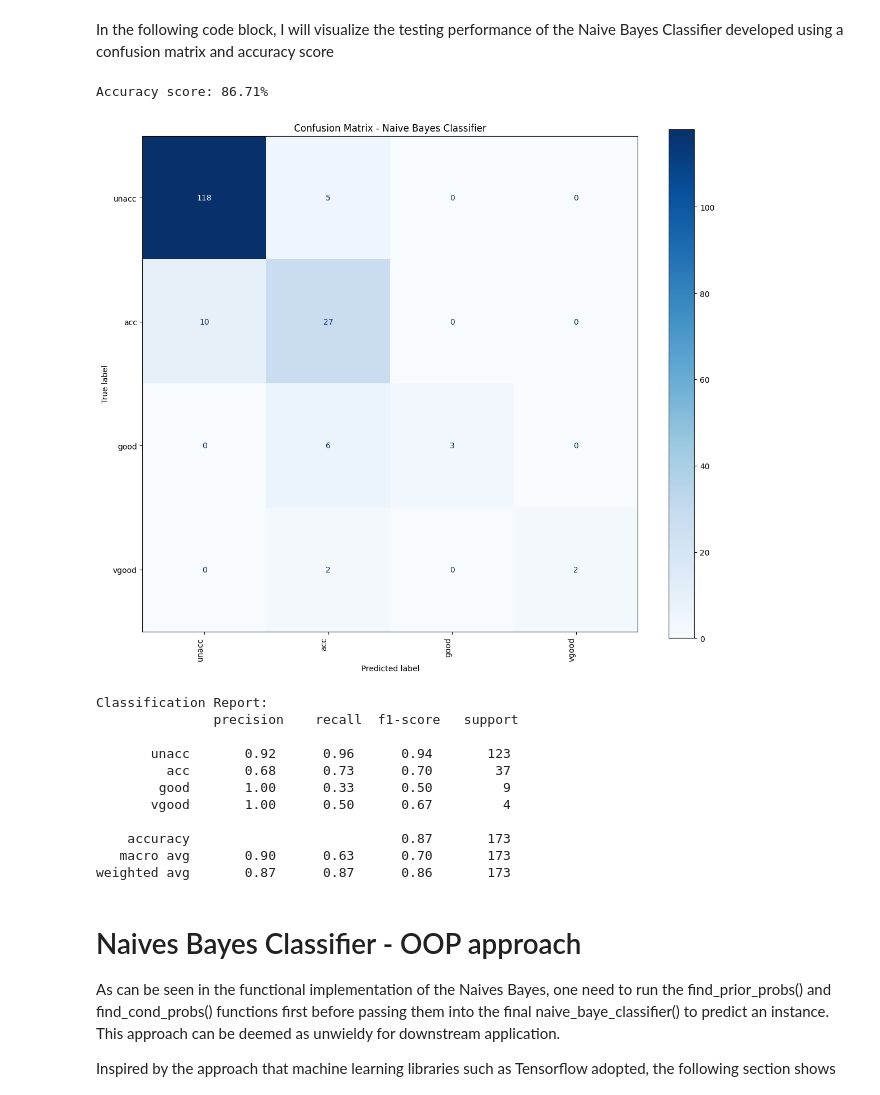
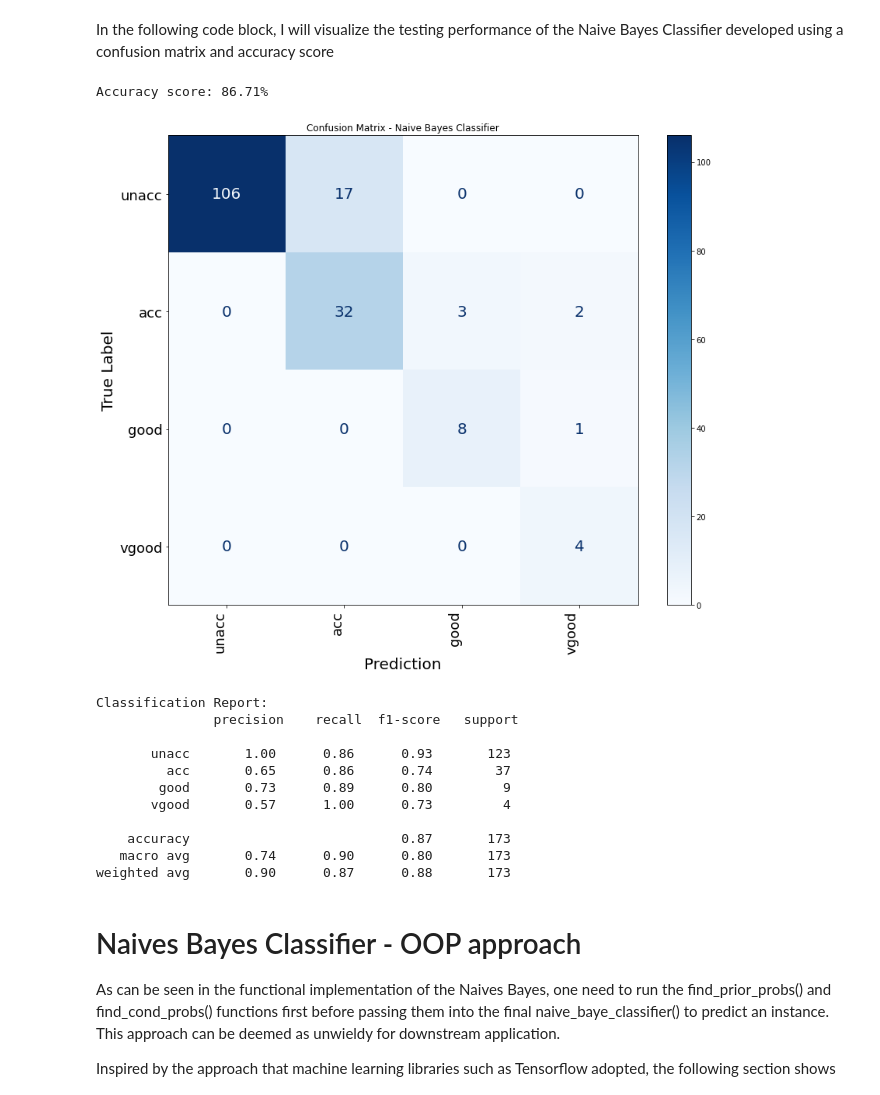
Before and after one commit to CS6765-ML-Team/programming-project, a Jupyter notebook: bayes/naivebayes.ipynb, the cells around one changed output. Drawn from its saved outputs; the diff is of its cells as text; code cells hidden in the pictures.

```diff
--- a/bayes/naivebayes.ipynb
+++ b/bayes/naivebayes.ipynb
@@ -158,9 +193,9 @@ $$P(\text{feature values}|\text{class values})$$
 # %%
 # Define a dictionary with the weighting factors for the minority classes
 minority_class = {
-    # "acc": 3,
-    "good": 1,
-    "vgood": 1
+    "acc": 1.5,
+    "good": 5,
+    "vgood": 5
 }
 
 # Find the prior probability with the weighting factor
@@ -207,8 +242,9 @@ def naive_bayes_classifier(prior_probs, cond_probs, instances):
     This function is used for classifying an instance
 
     Parameters
+    - prior_probs: the dictionary with the prior class probabilities
     - cond_probs: the 3-tier dictionary structure returned by the find_cond_probs() function. This structure represents the conditional probabilities P(features | classes) and has the structure of [class value][feature][feature value]
-    - instance: a dictionary representing a data point ()
+    - instance: a dictionary representing a data point with feature_name-feature_value key-value pairs
     '''
 
     # Get the list of classes (from the cond_probs structures)
@@ -272,42 +312,48 @@ In the following code block, I will visualize the testing performance of the Nai
 # %%
 import matplotlib.pyplot as plt
 from sklearn.metrics import accuracy_score, confusion_matrix, ConfusionMatrixDisplay, classification_report
 
 label_true = prediction_result['class']
 label_predicted = prediction_result['Predicted_Class']
 accuracy = accuracy_score(label_true,label_predicted)
 print(f"Accuracy score: {accuracy*100:.2f}%")
 
 class_labels = ['unacc', 'acc', 'good', 'vgood']
 cm = confusion_matrix(label_true,label_predicted ,labels = class_labels)
 disp = ConfusionMatrixDisplay(confusion_matrix=cm,display_labels=class_labels)
 disp.plot(cmap=plt.cm.Blues)
+
+font_size = 20
+for text in disp.ax_.texts:
+    text.set_fontsize(font_size)  # Adjust the number's font size here
 fig = disp.ax_.get_figure()
 fig.set_figwidth(12)
 fig.set_figheight(10)
 plt.title("Confusion Matrix - Naive Bayes Classifier")
-plt.xticks(rotation=90, ha='right')                     # Rotate x labels for better readability
-plt.yticks(rotation=0)                                  # Keep y labels horizontal
+plt.xticks(rotation=90, ha='right', fontsize=font_size-2)                     # Rotate x labels for better readability
+plt.yticks(rotation=0,fontsize = font_size-2)                                  # Keep y labels horizontal
+plt.xlabel('Prediction', fontsize = font_size)
+plt.ylabel('True Label', fontsize = font_size)
 
 plt.tight_layout()
 plt.show()
 
 report = classification_report(label_true, label_predicted, labels = class_labels, target_names= class_labels)
 print("\nClassification Report:\n", report)
 # %% [output]
 Accuracy score: 86.71%
-[figure, old version]
+[figure, new version]
 Classification Report:
                precision    recall  f1-score   support
 
-       unacc       0.92      0.96      0.94       123
-         acc       0.68      0.73      0.70        37
-        good       1.00      0.33      0.50         9
-       vgood       1.00      0.50      0.67         4
+       unacc       1.00      0.86      0.93       123
+         acc       0.65      0.86      0.74        37
+        good       0.73      0.89      0.80         9
+       vgood       0.57      1.00      0.73         4
 
     accuracy                           0.87       173
-   macro avg       0.90      0.63      0.70       173
-weighted avg       0.87      0.87      0.86       173
+   macro avg       0.74      0.90      0.80       173
+weighted avg       0.90      0.87      0.88       173
 # %% [markdown]
 # Naives Bayes Classifier - OOP approach
 
```
Also changed, not shown: parts of 7 cells of this notebook, 10 other files.
